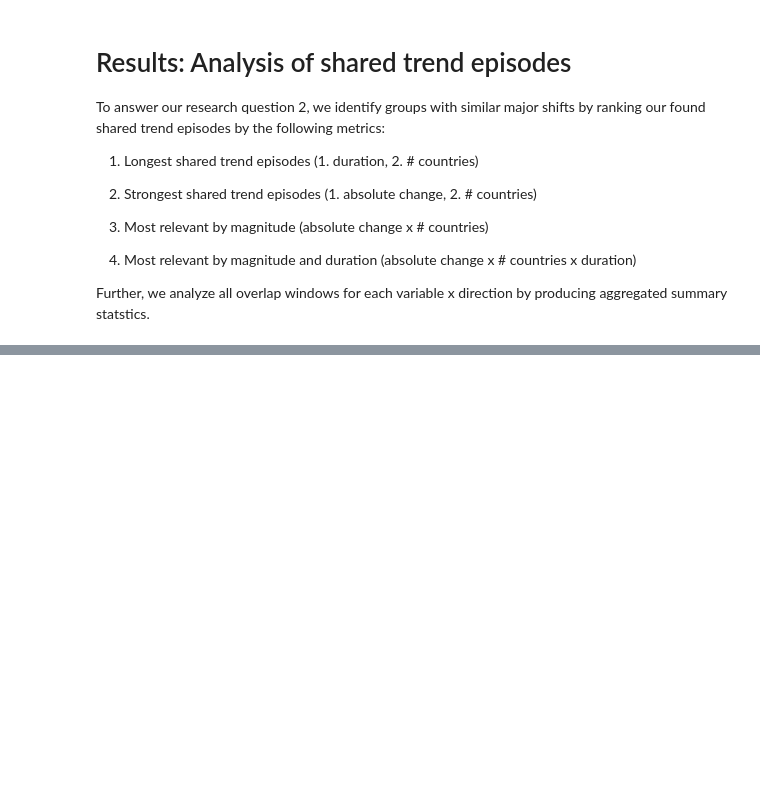
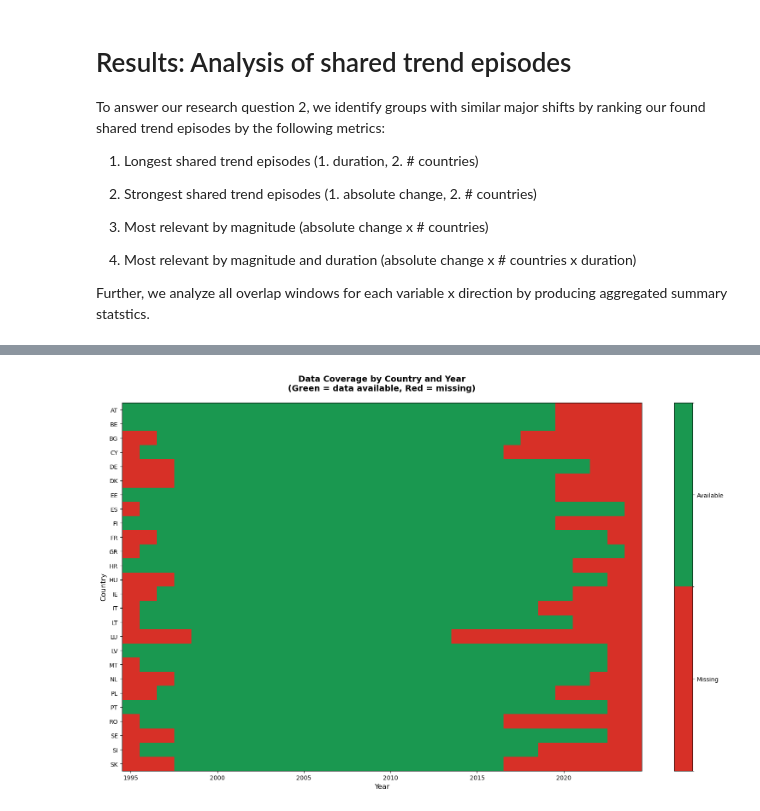
Before and after one commit to StefanSick/exdex_project, a Jupyter notebook: src/Group_20_notebook.ipynb, the cells around one changed output, grey strips where cells are left out. Cells and saved outputs as stored; diff of their text form; code cells hidden in the pictures; blank space fills up the shorter version.

```diff
--- a/src/Group_20_notebook.ipynb
+++ b/src/Group_20_notebook.ipynb
@@ -1141,0 +1147,11 @@ Note: The Dalton polarization index normalizes ideological dispersion by half of
+# %%
+df_correlations = pd.merge(
+    left=df.reset_index(),
+    right=elections,
+    how='left',
+    left_on=['geo', 'year'],
+    right_on=['geo', 'election_year']
+).set_index(['geo', 'year']).sort_index()
+
+# get rid of double column
+df_correlations = df_correlations.drop(columns='election_date_x').rename(columns={'election_date_y': 'election_date'})
@@ -1918,0 +2291,7 @@ display("5) Variable-level summary", variable_summary)
+# %%
+elections = elections.query("election_year >= 1995 & election_year <= 2024")
+vs_cols = [c for c in elections.columns if c.startswith("vs_")]
+cluster_features = vs_cols + ["fragmentation_enp", "polarization_dalton"]
+
+print(f"Clustering on {len(cluster_features)} features:")
+print(cluster_features)
@@ -1918,0 +2479,51 @@ display("5) Variable-level summary", variable_summary)
+# %%
+
+# Visual coverage heatmap
+fig, ax = plt.subplots(figsize=(16, 10))
+
+# Create binary matrix: 1 if data exists, 0 if NaN
+coverage_matrix = np.zeros((len(countries), len(years)))
+for i in range(len(countries)):
+    has_data = ~np.isnan(tensor[i, :, 0])
+    coverage_matrix[i, :] = has_data.astype(int)
+
+# Define discrete colormap
+cmap = ListedColormap(["#d73027", "#1a9850"])  # red = missing, green = available
+norm = BoundaryNorm([-0.5, 0.5, 1.5], cmap.N)
+
+# Plot heatmap (ONLY ONCE)
+im = ax.imshow(
+    coverage_matrix,
+    aspect='auto',
+    cmap=cmap,
+    norm=norm,
+    interpolation='none'
+)
+
+# Set ticks
+ax.set_yticks(np.arange(len(countries)))
+ax.set_yticklabels(countries)
+ax.set_xticks(np.arange(0, len(years), 5))
+ax.set_xticklabels([years[i] for i in range(0, len(years), 5)])
+
+# Labels
+ax.set_xlabel('Year', fontsize=12)
+ax.set_ylabel('Country', fontsize=12)
+ax.set_title(
+    'Data Coverage by Country and Year\n(Green = data available, Red = missing)',
+    fontsize=14, weight='bold', pad=20
+)
+
+# Discrete colorbar
+cbar = plt.colorbar(
+    im,
+    ax=ax,
+    ticks=[0, 1],
+    boundaries=[-0.5, 0.5, 1.5]
+)
+cbar.set_ticklabels(['Missing', 'Available'])
+
+plt.tight_layout()
+plt.show()
+# %% [output]
+[figure, added]
```
Also changed, not shown: parts of 107 cells of this notebook.
